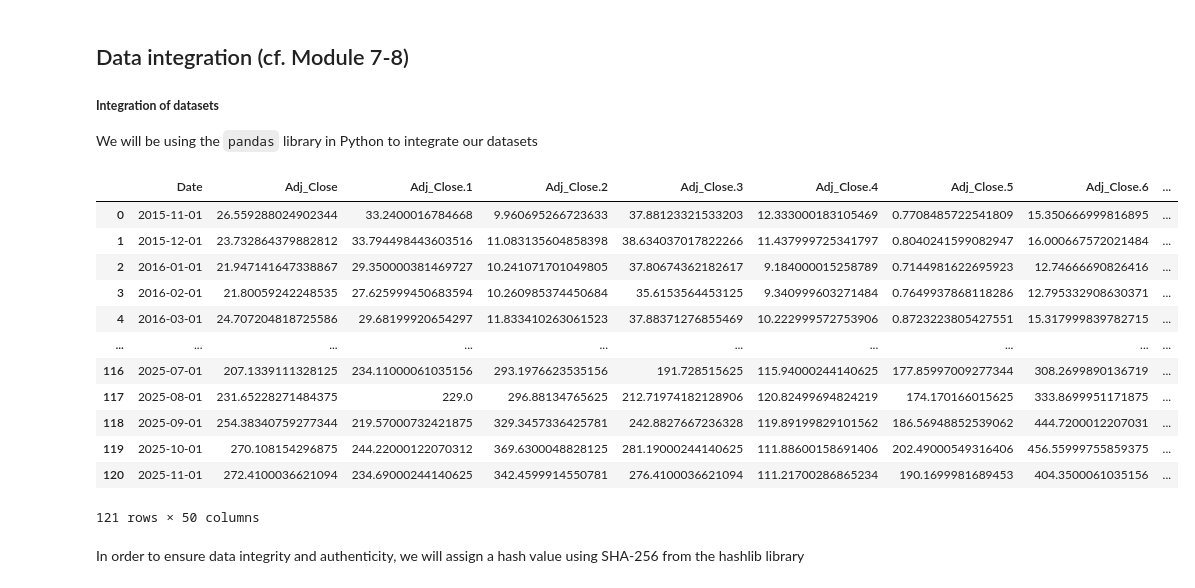
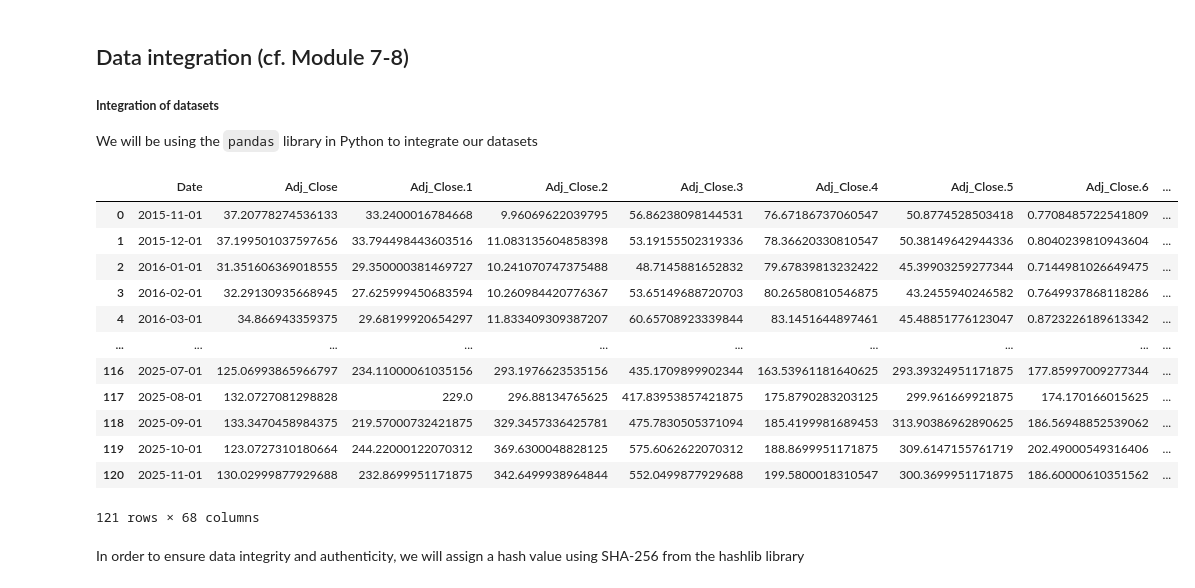
Before and after one commit to rdcosta2-boop/IS-477-Project, a Jupyter notebook: Project.ipynb, the cells around one changed output. Cells and saved outputs as stored; diff of their text form; code cells hidden in the pictures.

Commit message:
Merge branch 'main' of https://github.com/rdcosta2-boop/IS-477-Project

```diff
--- a/Project.ipynb
+++ b/Project.ipynb
@@ -162,29 +162,29 @@ We will be using the `pandas` library in Python to integrate our datasets
 # %%
 import pandas as pd
 
 sp500 = pd.read_csv('sp500_2015_2025.csv', parse_dates=['Date'])
-df_yf = pd.read_csv('AAPL_2015_2025.csv', parse_dates=['Date'])
+df_yf = pd.read_csv('Stocks_2015_2025.csv', parse_dates=['Date'])
 
 merged_df = pd.merge(df_yf, sp500, on='Date', how='inner')
 
 
-merged_df.to_csv('AAPL_SP500_merged.csv', index=False)
+merged_df.to_csv('Stocks_SP500_merged.csv', index=False)
 
 merged_df
 # %% [output]
 |  | Date | Adj_Close | Adj_Close.1 | Adj_Close.2 | Adj_Close.3 | Adj_Close.4 | Adj_Close.5 | Adj_Close.6 | ... |
-| 0 | 2015-11-01 | 26.559288024902344 | 33.2400016784668 | 9.960695266723633 | 37.88123321533203 | 12.333000183105469 | 0.7708485722541809 | 15.350666999816895 | ... |
-| 1 | 2015-12-01 | 23.732864379882812 | 33.794498443603516 | 11.083135604858398 | 38.634037017822266 | 11.437999725341797 | 0.8040241599082947 | 16.000667572021484 | ... |
-| 2 | 2016-01-01 | 21.947141647338867 | 29.350000381469727 | 10.241071701049805 | 37.80674362182617 | 9.184000015258789 | 0.7144981622695923 | 12.74666690826416 | ... |
-| 3 | 2016-02-01 | 21.80059242248535 | 27.625999450683594 | 10.260985374450684 | 35.6153564453125 | 9.340999603271484 | 0.7649937868118286 | 12.795332908630371 | ... |
-| 4 | 2016-03-01 | 24.707204818725586 | 29.68199920654297 | 11.833410263061523 | 37.88371276855469 | 10.222999572753906 | 0.8723223805427551 | 15.317999839782715 | ... |
+| 0 | 2015-11-01 | 37.20778274536133 | 33.2400016784668 | 9.96069622039795 | 56.86238098144531 | 76.67186737060547 | 50.8774528503418 | 0.7708485722541809 | ... |
+| 1 | 2015-12-01 | 37.199501037597656 | 33.794498443603516 | 11.083135604858398 | 53.19155502319336 | 78.36620330810547 | 50.38149642944336 | 0.8040239810943604 | ... |
+| 2 | 2016-01-01 | 31.351606369018555 | 29.350000381469727 | 10.241070747375488 | 48.7145881652832 | 79.67839813232422 | 45.39903259277344 | 0.7144981026649475 | ... |
+| 3 | 2016-02-01 | 32.29130935668945 | 27.625999450683594 | 10.260984420776367 | 53.65149688720703 | 80.26580810546875 | 43.2455940246582 | 0.7649937868118286 | ... |
+| 4 | 2016-03-01 | 34.866943359375 | 29.68199920654297 | 11.833409309387207 | 60.65708923339844 | 83.1451644897461 | 45.48851776123047 | 0.8723226189613342 | ... |
 | ... | ... | ... | ... | ... | ... | ... | ... | ... | ... |
-| 116 | 2025-07-01 | 207.1339111328125 | 234.11000061035156 | 293.1976623535156 | 191.728515625 | 115.94000244140625 | 177.85997009277344 | 308.2699890136719 | ... |
-| 117 | 2025-08-01 | 231.65228271484375 | 229.0 | 296.88134765625 | 212.71974182128906 | 120.82499694824219 | 174.170166015625 | 333.8699951171875 | ... |
-| 118 | 2025-09-01 | 254.38340759277344 | 219.57000732421875 | 329.3457336425781 | 242.8827667236328 | 119.89199829101562 | 186.56948852539062 | 444.7200012207031 | ... |
-| 119 | 2025-10-01 | 270.108154296875 | 244.22000122070312 | 369.6300048828125 | 281.19000244140625 | 111.88600158691406 | 202.49000549316406 | 456.55999755859375 | ... |
-| 120 | 2025-11-01 | 272.4100036621094 | 234.69000244140625 | 342.4599914550781 | 276.4100036621094 | 111.21700286865234 | 190.1699981689453 | 404.3500061035156 | ... |
+| 116 | 2025-07-01 | 125.06993865966797 | 234.11000061035156 | 293.1976623535156 | 435.1709899902344 | 163.53961181640625 | 293.39324951171875 | 177.85997009277344 | ... |
+| 117 | 2025-08-01 | 132.0727081298828 | 229.0 | 296.88134765625 | 417.83953857421875 | 175.8790283203125 | 299.961669921875 | 174.170166015625 | ... |
+| 118 | 2025-09-01 | 133.3470458984375 | 219.57000732421875 | 329.3457336425781 | 475.7830505371094 | 185.4199981689453 | 313.90386962890625 | 186.56948852539062 | ... |
+| 119 | 2025-10-01 | 123.0727310180664 | 244.22000122070312 | 369.6300048828125 | 575.6062622070312 | 188.8699951171875 | 309.6147155761719 | 202.49000549316406 | ... |
+| 120 | 2025-11-01 | 130.02999877929688 | 232.8699951171875 | 342.6499938964844 | 552.0499877929688 | 199.5800018310547 | 300.3699951171875 | 186.60000610351562 | ... |
-121 rows × 50 columns
+121 rows × 68 columns
 # %% [markdown]
 In order to ensure data integrity and authenticity, we will assign a hash value using SHA-256 from the hashlib library
 # %%
```
Also changed, not shown: parts of 2 cells of this notebook, 4 other files.
